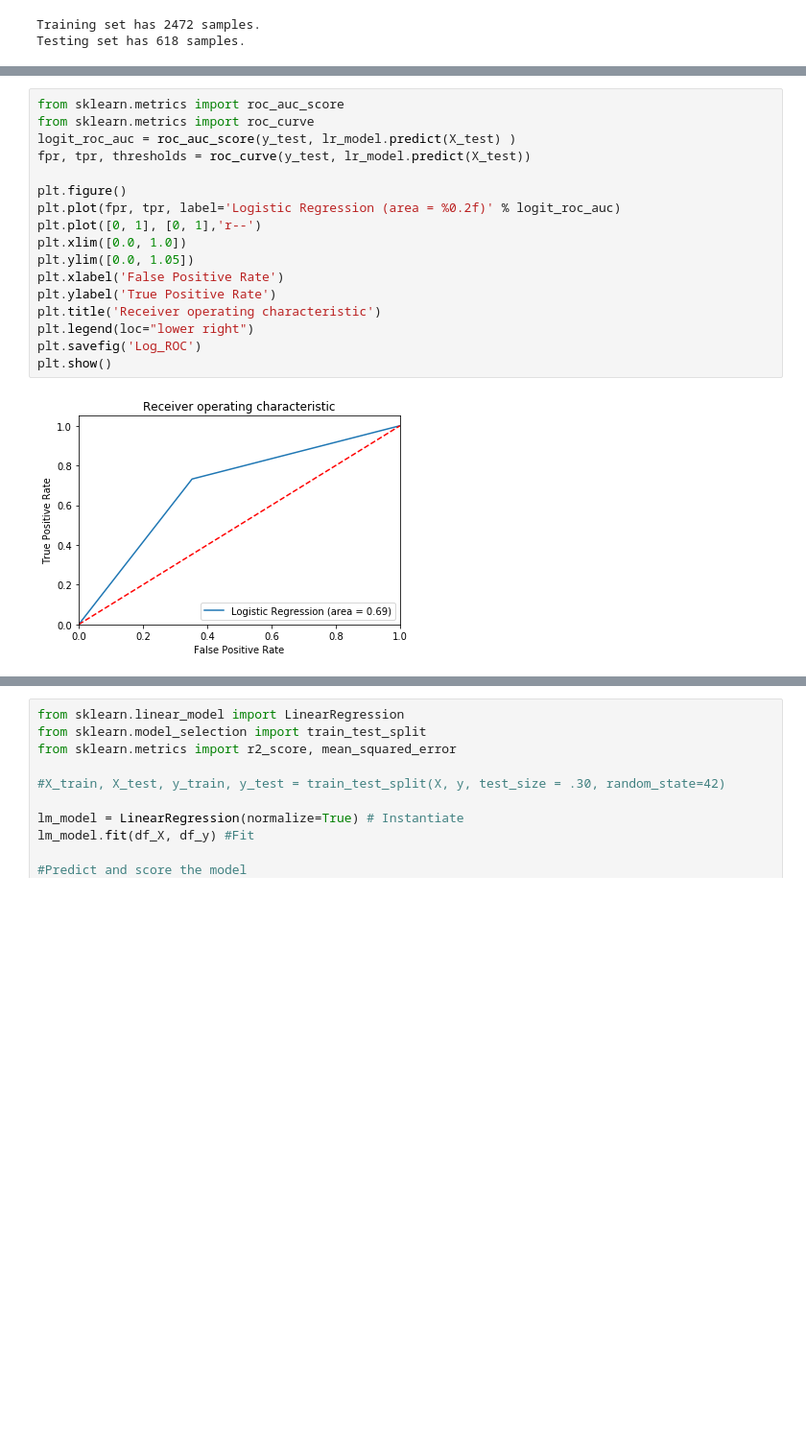
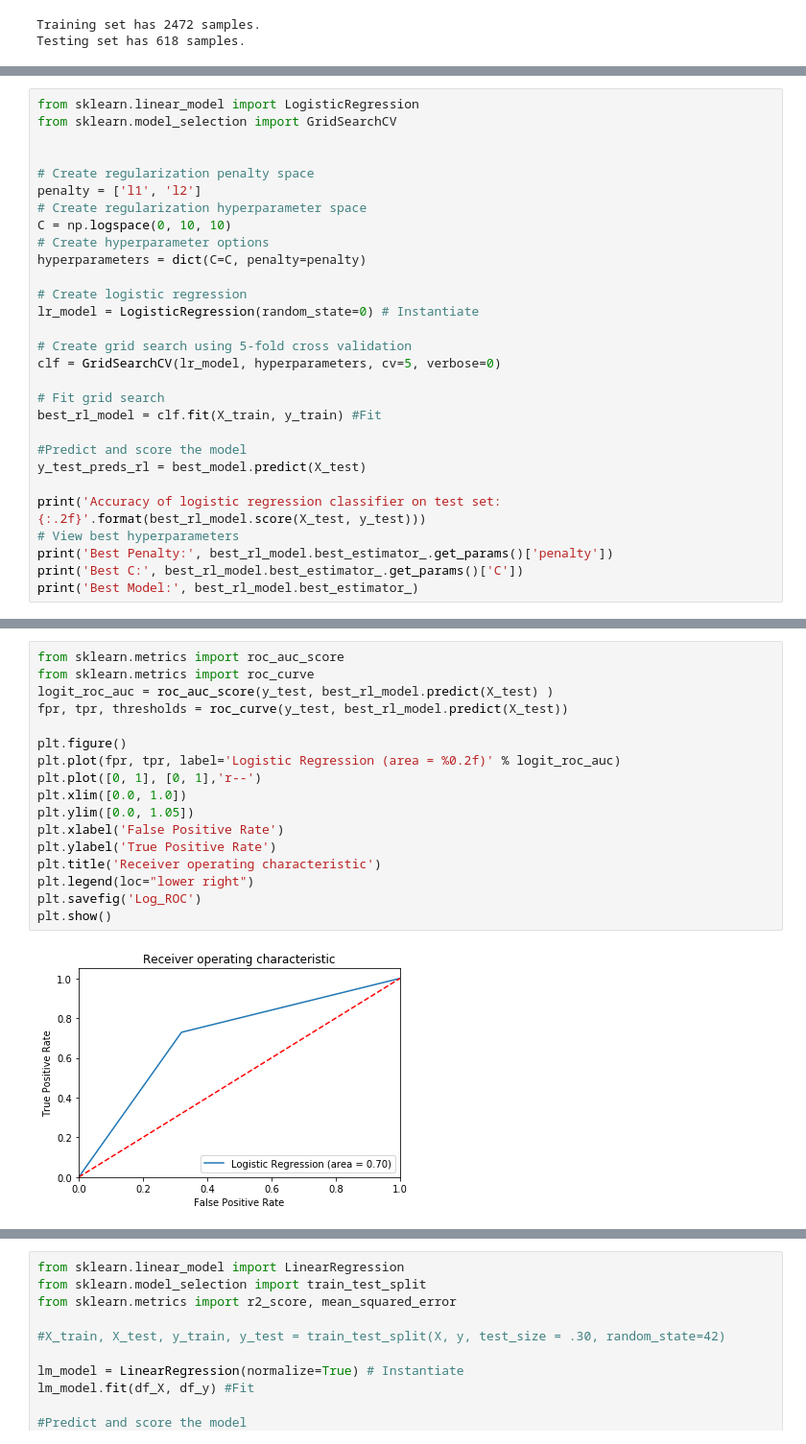
Before and after one commit to cyuancheng/BlogPost_Celebrity_Divorce, a Jupyter notebook: 05_ML.ipynb, the cells around one changed output, grey strips where cells are left out. Shown at 96% size. Cells and saved outputs as stored; diff of their text form; blank space fills up the shorter version.

```diff
--- a/05_ML.ipynb
+++ b/05_ML.ipynb
@@ -106,0 +92,29 @@ Accuracy of logistic regression classifier on test set: 0.69
+# %%
+from sklearn.linear_model import LogisticRegression
+from sklearn.model_selection import GridSearchCV
+
+
+# Create regularization penalty space
+penalty = ['l1', 'l2']
+# Create regularization hyperparameter space
+C = np.logspace(0, 10, 10)
+# Create hyperparameter options
+hyperparameters = dict(C=C, penalty=penalty)
+
+# Create logistic regression
+lr_model = LogisticRegression(random_state=0) # Instantiate
+
+# Create grid search using 5-fold cross validation
+clf = GridSearchCV(lr_model, hyperparameters, cv=5, verbose=0)
+
+# Fit grid search
+best_rl_model = clf.fit(X_train, y_train) #Fit
+
+#Predict and score the model
+y_test_preds_rl = best_model.predict(X_test)
+
+print('Accuracy of logistic regression classifier on test set: {:.2f}'.format(best_rl_model.score(X_test, y_test)))
+# View best hyperparameters
+print('Best Penalty:', best_rl_model.best_estimator_.get_params()['penalty'])
+print('Best C:', best_rl_model.best_estimator_.get_params()['C'])
+print('Best Model:', best_rl_model.best_estimator_)
@@ -126,19 +148,19 @@ weighted avg       0.69      0.69      0.69       618
 # %%
 from sklearn.metrics import roc_auc_score
 from sklearn.metrics import roc_curve
-logit_roc_auc = roc_auc_score(y_test, lr_model.predict(X_test) )
-fpr, tpr, thresholds = roc_curve(y_test, lr_model.predict(X_test))
+logit_roc_auc = roc_auc_score(y_test, best_rl_model.predict(X_test) )
+fpr, tpr, thresholds = roc_curve(y_test, best_rl_model.predict(X_test))
 
 plt.figure()
 plt.plot(fpr, tpr, label='Logistic Regression (area = %0.2f)' % logit_roc_auc)
 plt.plot([0, 1], [0, 1],'r--')
 plt.xlim([0.0, 1.0])
 plt.ylim([0.0, 1.05])
 plt.xlabel('False Positive Rate')
 plt.ylabel('True Positive Rate')
 plt.title('Receiver operating characteristic')
 plt.legend(loc="lower right")
 plt.savefig('Log_ROC')
 plt.show()
 # %% [output]
-[figure, old version]
+[figure, new version]
```
Also changed, not shown: parts of 23 cells of this notebook, 1 other file.
